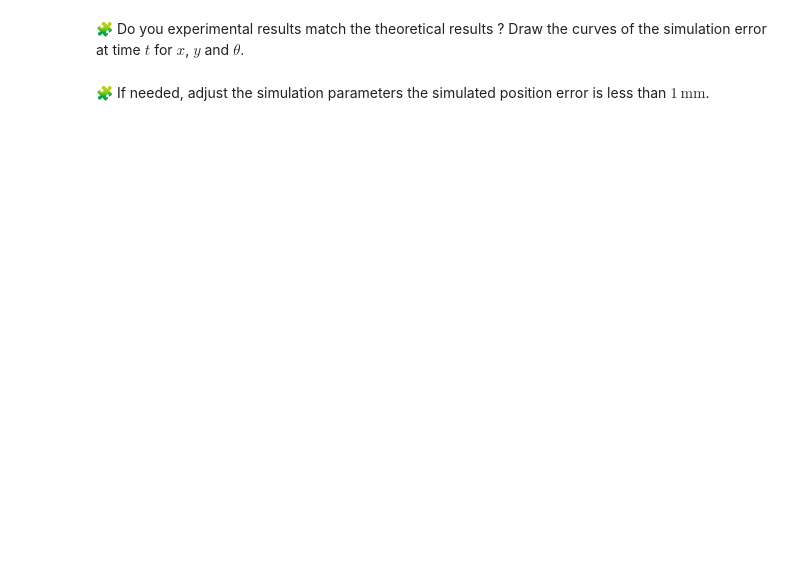
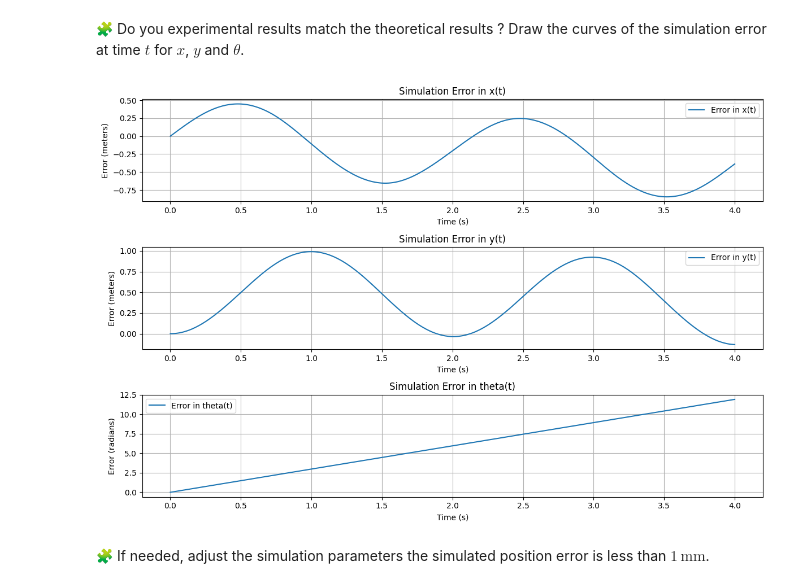
Before and after one commit to ahmedelalaoui142/control-engineering-with-python-project-2023-2024, a Jupyter notebook: Project_part_1.ipynb, the cells around one changed output. Drawn from its saved outputs; the diff is of its cells as text; code cells hidden in the pictures; blank space fills up the shorter version.

```diff
--- a/Project_part_1.ipynb
+++ b/Project_part_1.ipynb
@@ -372,3 +414,60 @@ pass
+# %%
+import numpy as np
+
+# Constants
+R = 0.5  # Radius of the wheels
+w = 1.2  # Distance between the wheels
+r = 1.0  # Wheel radius for omega computation
+ell = 0.25  # Given ell
+theta_0 = 0.0  # Initial orientation
+x_0 = 0.0  # Initial x position
+y_0 = 0.0  # Initial y position
+
+# Time array from simulation
+t = np.linspace(0, 4, 500)
+
+# Theoretical expressions
+theta_t = theta_0 + (R * np.pi * ell) / (2 * r * w) * t
+x_t = x_0 + R * r / (np.pi * ell) * (np.sin(theta_0 + (R * np.pi * ell) / (2 * r * w) * t) - np.sin(theta_0))
+y_t = y_0 - R * r / (np.pi * ell) * (np.cos(theta_0 + (R * np.pi * ell) / (2 * r * w) * t) - np.cos(theta_0))
+
+# Assume sol is the result from solve_ivp, where sol.y[0], sol.y[1], sol.y[2] correspond to x, y, theta
+error_x = sol.y[0] - x_t
+error_y = sol.y[1] - y_t
+error_theta = sol.y[2] - theta_t
+
+import matplotlib.pyplot as plt
+
+plt.figure(figsize=(12, 8))
+
+plt.subplot(3, 1, 1)
+plt.plot(t, error_x, label='Error in x(t)')
+plt.title('Simulation Error in x(t)')
+plt.xlabel('Time (s)')
+plt.ylabel('Error (meters)')
+plt.legend()
+plt.grid(True)
+
+plt.subplot(3, 1, 2)
+plt.plot(t, error_y, label='Error in y(t)')
+plt.title('Simulation Error in y(t)')
+plt.xlabel('Time (s)')
+plt.ylabel('Error (meters)')
+plt.legend()
+plt.grid(True)
+
+plt.subplot(3, 1, 3)
+plt.plot(t, error_theta, label='Error in theta(t)')
+plt.title('Simulation Error in theta(t)')
+plt.xlabel('Time (s)')
+plt.ylabel('Error (radians)')
+plt.legend()
+plt.grid(True)
+
+plt.tight_layout()
+plt.show()
+# %% [output]
+[figure, added]
 # %% [markdown]
 🧩 If needed, adjust the simulation parameters the simulated position error is less than $1\, \mathrm{ mm}$.
 # %%
```
Also changed, not shown: parts of 8 cells of this notebook.
